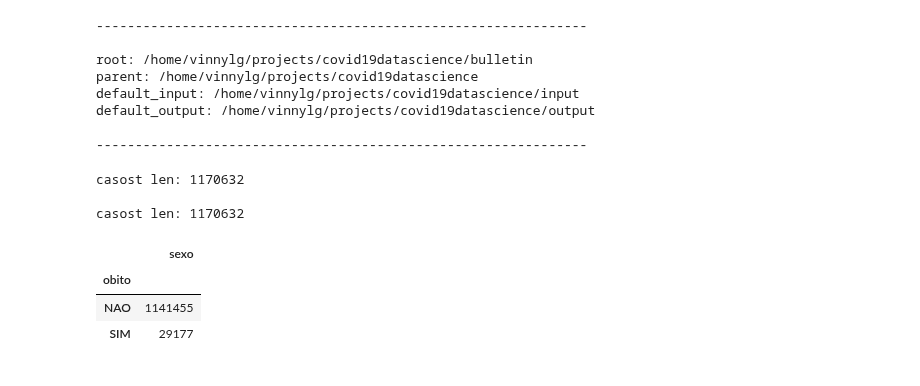
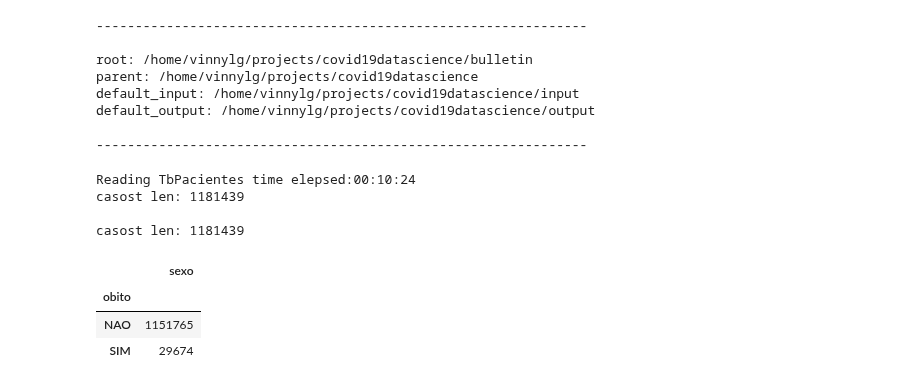
Before and after one commit to vinnylg/covid19datascience, a Jupyter notebook: notebooks/merge_access.ipynb, the cells around one changed output. Drawn from its saved outputs; the diff is of its cells as text; code cells hidden in the pictures.

```diff
--- a/notebooks/merge_access.ipynb
+++ b/notebooks/merge_access.ipynb
@@ -34,25 +34,26 @@ default_output: /home/vinnylg/projects/covid19datascience/output
 municipios = Municipios()
 municipios['mun_resid'] = municipios['municipio'].apply(normalize_text)
 # %%
-# tb_pacientes = TbPacientes()
-# tb_pacientes.update()
-# casost = tb_pacientes.get()
-casost = pd.read_pickle('tb_pacientes.pkl')#tb_pacientes.get()
+tb_pacientes = TbPacientes()
+tb_pacientes.update()
+casost = tb_pacientes.get()
+# casost = pd.read_pickle('tb_pacientes.pkl')#tb_pacientes.get()
 casost['nome'] = casost['nome'].apply(lambda nome: ''.join(filter(lambda x: ('A' <= x <= 'Z') or ( x == ' '), nome)))
 casost = casost.sort_values(['dt_notificacao','nome','idade'])
 print(f"casost len: {len(casost)}\n")
 casost.loc[casost['obito']=='Sim','obito'] = 'SIM'
 casost.loc[casost['obito']!='SIM','obito'] = 'NAO'
 print(f"casost len: {len(casost)}\n")
 casost.groupby('obito')[['sexo']].count()
 # %% [output]
-casost len: 1170632
+Reading TbPacientes time elepsed:00:10:24
+casost len: 1181439
 
-casost len: 1170632
+casost len: 1181439
 |  | sexo |
 | obito |  |
-| NAO | 1141455 |
-| SIM | 29177 |
+| NAO | 1151765 |
+| SIM | 29674 |
 # %%
 casost
 # %% [output]
```
Also changed, not shown: parts of 15 cells of this notebook, 1 other file.
